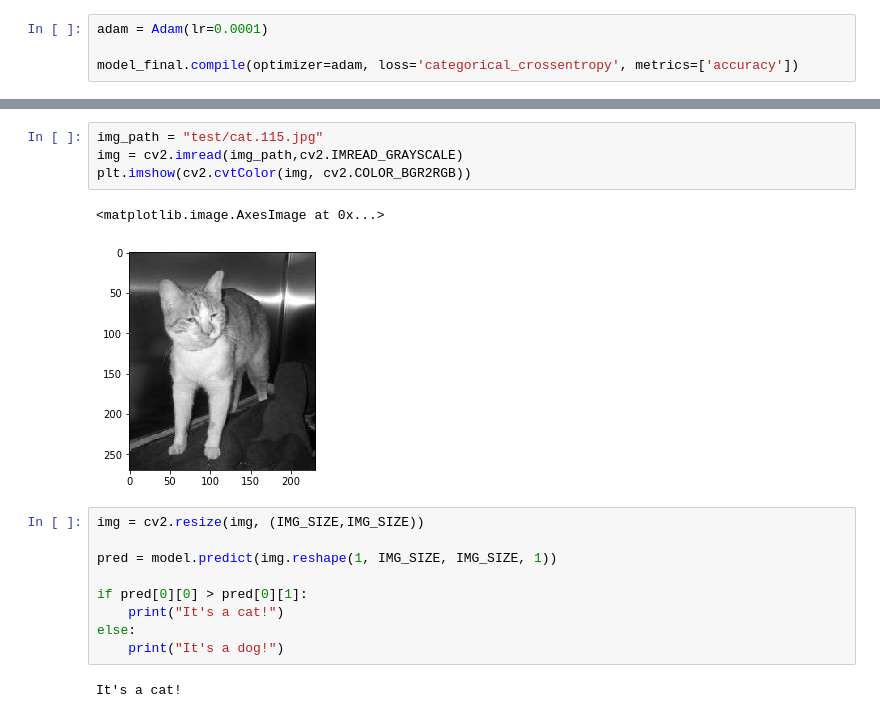
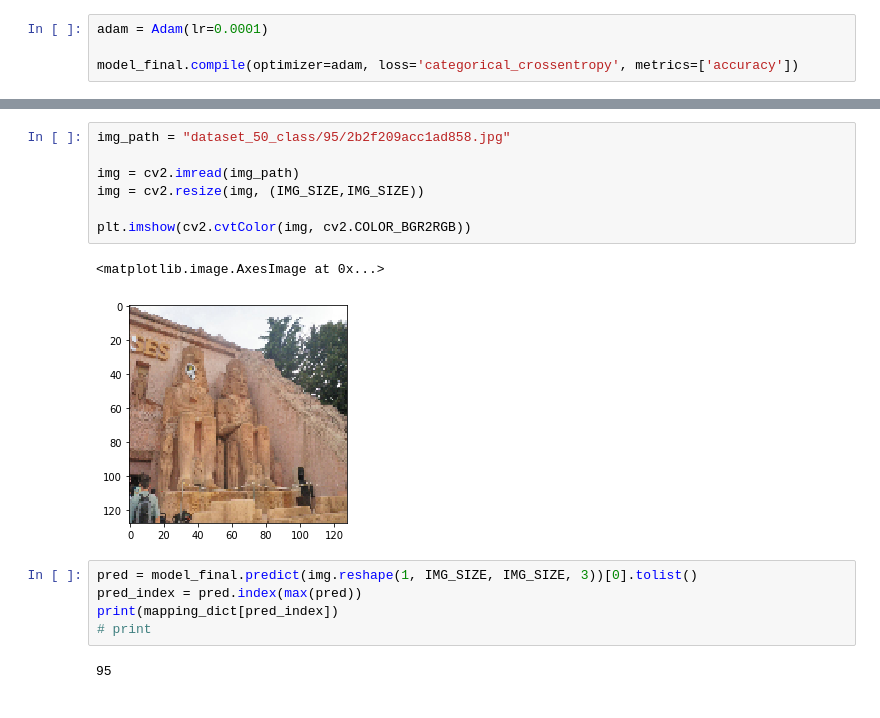
Before and after one commit to ckarthik14/Landmark-Recognition, a Jupyter notebook: Recognition-Xception.ipynb, the cells around one changed output, grey strips where cells are left out. Drawn from its saved outputs; the diff is of its cells as text.

Commit message:
Changed pred value in VGG and added Xception

```diff
--- a/Recognition-Xception.ipynb
+++ b/Recognition-Xception.ipynb
@@ -214,18 +272,17 @@ RuntimeError: You must compile a model before training/testing. Use `model.compi
 # %%
-img_path = "test/cat.115.jpg"
-img = cv2.imread(img_path,cv2.IMREAD_GRAYSCALE)
+img_path = "dataset_50_class/95/2b2f209acc1ad858.jpg"
+
+img = cv2.imread(img_path)
+img = cv2.resize(img, (IMG_SIZE,IMG_SIZE))
+
 plt.imshow(cv2.cvtColor(img, cv2.COLOR_BGR2RGB))
 # %% [output]
 <matplotlib.image.AxesImage at 0x...>
-[figure, old version]
+[figure, new version]
-# %%
-img = cv2.resize(img, (IMG_SIZE,IMG_SIZE))
-
-pred = model.predict(img.reshape(1, IMG_SIZE, IMG_SIZE, 1))
-
-if pred[0][0] > pred[0][1]:
-    print("It's a cat!")
-else:
-    print("It's a dog!")
-# %% [output]
-It's a cat!
+# %%
+pred = model_final.predict(img.reshape(1, IMG_SIZE, IMG_SIZE, 3))[0].tolist()
+pred_index = pred.index(max(pred))
+print(mapping_dict[pred_index])
+# print
+# %% [output]
+95
```
Also changed, not shown: parts of 14 cells of this notebook.
